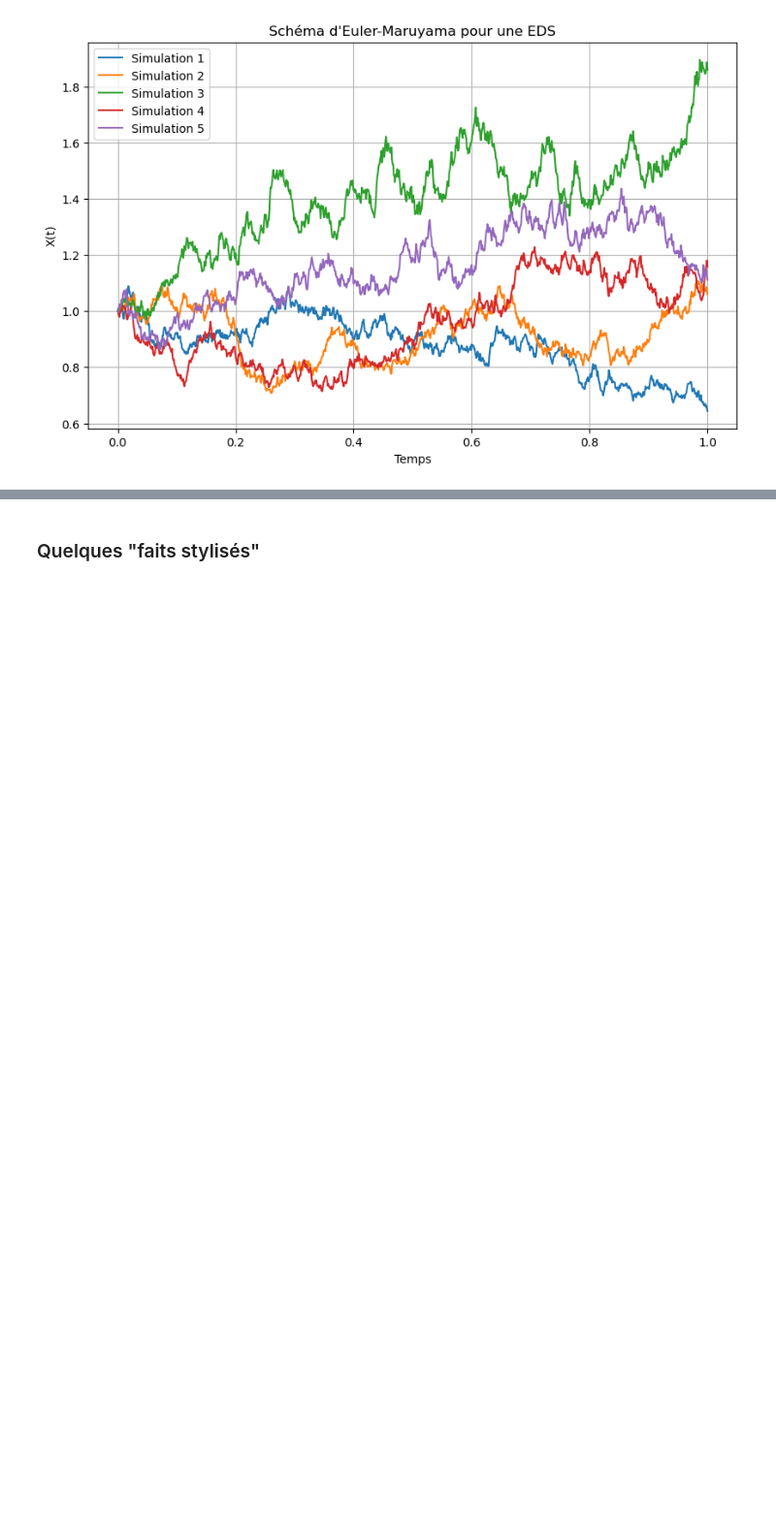
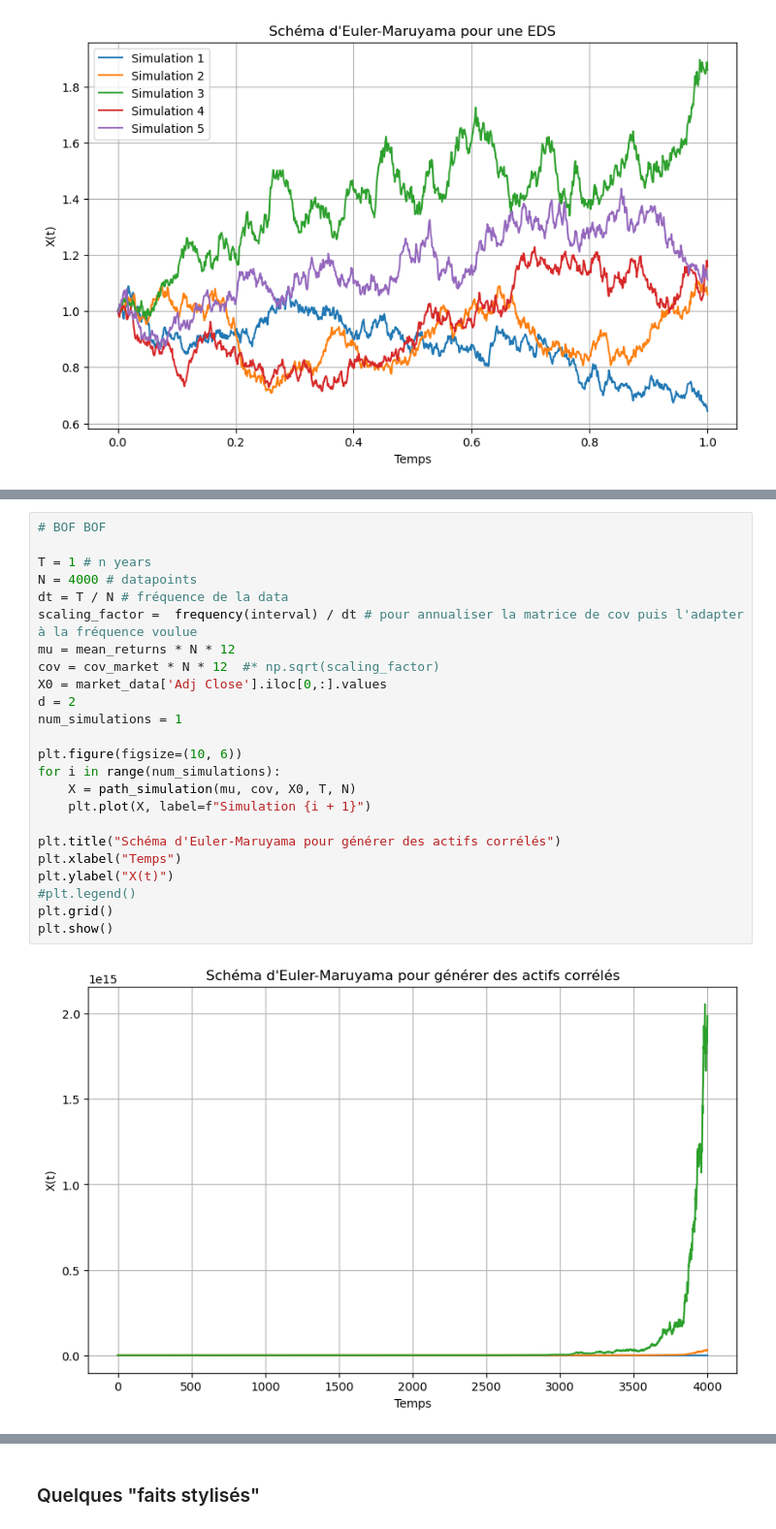
Before and after one commit to alexandreviard/DL-Portfolio-CMAP, a Jupyter notebook: simulation/test_NB.ipynb, the cells around one changed output, grey strips where cells are left out. Shown: that part at 97% size. Saved outputs shown, nothing was run; the diff lists cells and outputs as text; blank space fills up the shorter version.

```diff
--- a/test_NB.ipynb
+++ b/simulation/test_NB.ipynb
@@ -112,0 +147,26 @@ plt.show()
+# %%
+# BOF BOF
+
+T = 1 # n years
+N = 4000 # datapoints
+dt = T / N # fréquence de la data
+scaling_factor =  frequency(interval) / dt # pour annualiser la matrice de cov puis l'adapter à la fréquence voulue
+mu = mean_returns * N * 12
+cov = cov_market * N * 12  #* np.sqrt(scaling_factor)
+X0 = market_data['Adj Close'].iloc[0,:].values
+d = 2
+num_simulations = 1
+
+plt.figure(figsize=(10, 6))
+for i in range(num_simulations):
+    X = path_simulation(mu, cov, X0, T, N)
+    plt.plot(X, label=f"Simulation {i + 1}")
+
+plt.title("Schéma d'Euler-Maruyama pour générer des actifs corrélés")
+plt.xlabel("Temps")
+plt.ylabel("X(t)")
+#plt.legend()
+plt.grid()
+plt.show()
+# %% [output]
+[figure, added]
```
Also changed, not shown: parts of 9 cells of this notebook, 3 other files.
